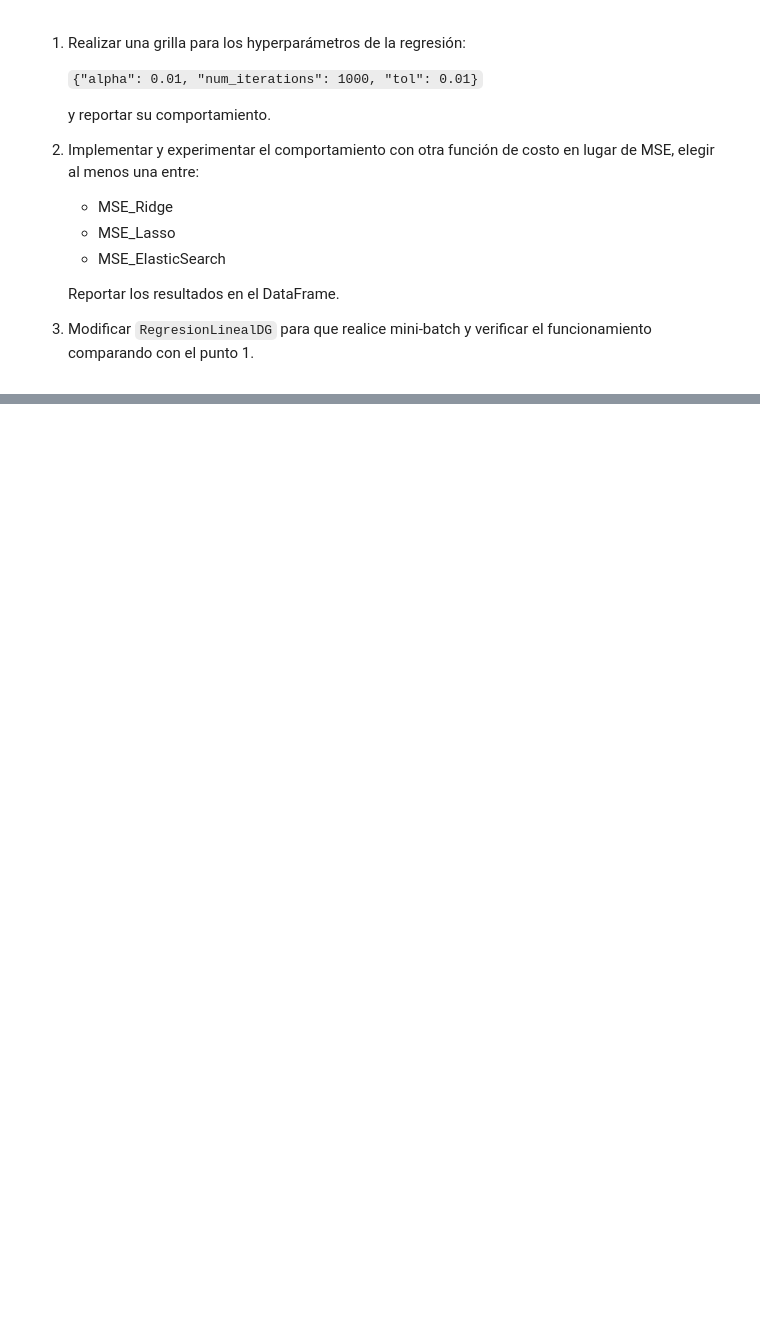
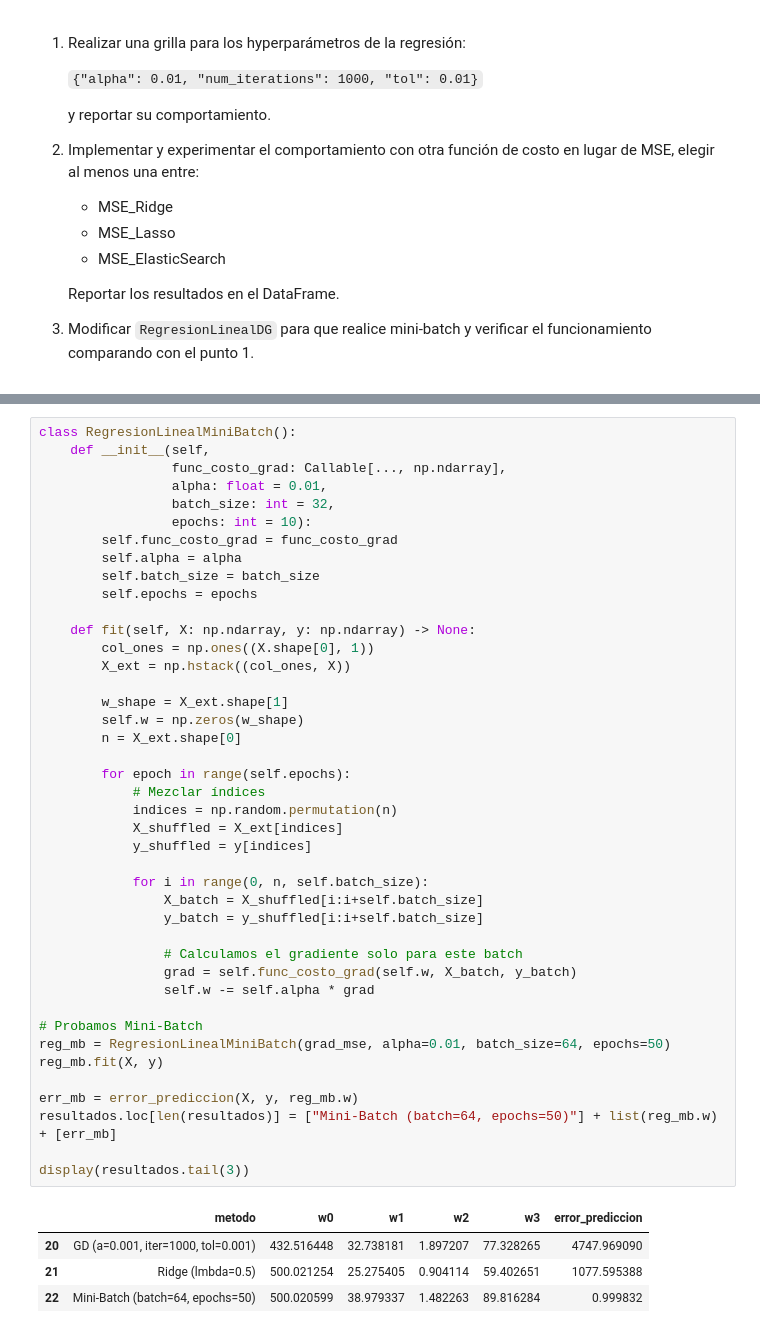
Before and after one commit to tusar-verma/Machine-learning-2c2026, a Jupyter notebook: notebooks/notebook_08_descenso_gradiente-published.ipynb, the cells around one changed output, grey strips where cells are left out. Saved outputs shown, nothing was run; the diff lists cells and outputs as text; blank space fills up the shorter version.

```diff
--- a/notebooks/notebook_08_descenso_gradiente-published.ipynb
+++ b/notebooks/notebook_08_descenso_gradiente-published.ipynb
@@ -190,0 +299,47 @@ resultados
+# %%
+class RegresionLinealMiniBatch():
+    def __init__(self,
+                 func_costo_grad: Callable[..., np.ndarray],
+                 alpha: float = 0.01,
+                 batch_size: int = 32,
+                 epochs: int = 10):
+        self.func_costo_grad = func_costo_grad
+        self.alpha = alpha
+        self.batch_size = batch_size
+        self.epochs = epochs
+
+    def fit(self, X: np.ndarray, y: np.ndarray) -> None:
+        col_ones = np.ones((X.shape[0], 1))
+        X_ext = np.hstack((col_ones, X))
+
+        w_shape = X_ext.shape[1]
+        self.w = np.zeros(w_shape)
+        n = X_ext.shape[0]
+
+        for epoch in range(self.epochs):
+            # Mezclar índices
+            indices = np.random.permutation(n)
+            X_shuffled = X_ext[indices]
+            y_shuffled = y[indices]
+
+            for i in range(0, n, self.batch_size):
+                X_batch = X_shuffled[i:i+self.batch_size]
+                y_batch = y_shuffled[i:i+self.batch_size]
+
+                # Calculamos el gradiente solo para este batch
+                grad = self.func_costo_grad(self.w, X_batch, y_batch)
+                self.w -= self.alpha * grad
+
+# Probamos Mini-Batch
+reg_mb = RegresionLinealMiniBatch(grad_mse, alpha=0.01, batch_size=64, epochs=50)
+reg_mb.fit(X, y)
+
+err_mb = error_prediccion(X, y, reg_mb.w)
+resultados.loc[len(resultados)] = ["Mini-Batch (batch=64, epochs=50)"] + list(reg_mb.w) + [err_mb]
+
+display(resultados.tail(3))
+# %% [output]
+|  | metodo | w0 | w1 | w2 | w3 | error_prediccion |
+| 20 | GD (a=0.001, iter=1000, tol=0.001) | 432.516448 | 32.738181 | 1.897207 | 77.328265 | 4747.969090 |
+| 21 | Ridge (lmbda=0.5) | 500.021254 | 25.275405 | 0.904114 | 59.402651 | 1077.595388 |
+| 22 | Mini-Batch (batch=64, epochs=50) | 500.020599 | 38.979337 | 1.482263 | 89.816284 | 0.999832 |
```
Also changed, not shown: parts of 9 cells of this notebook.
